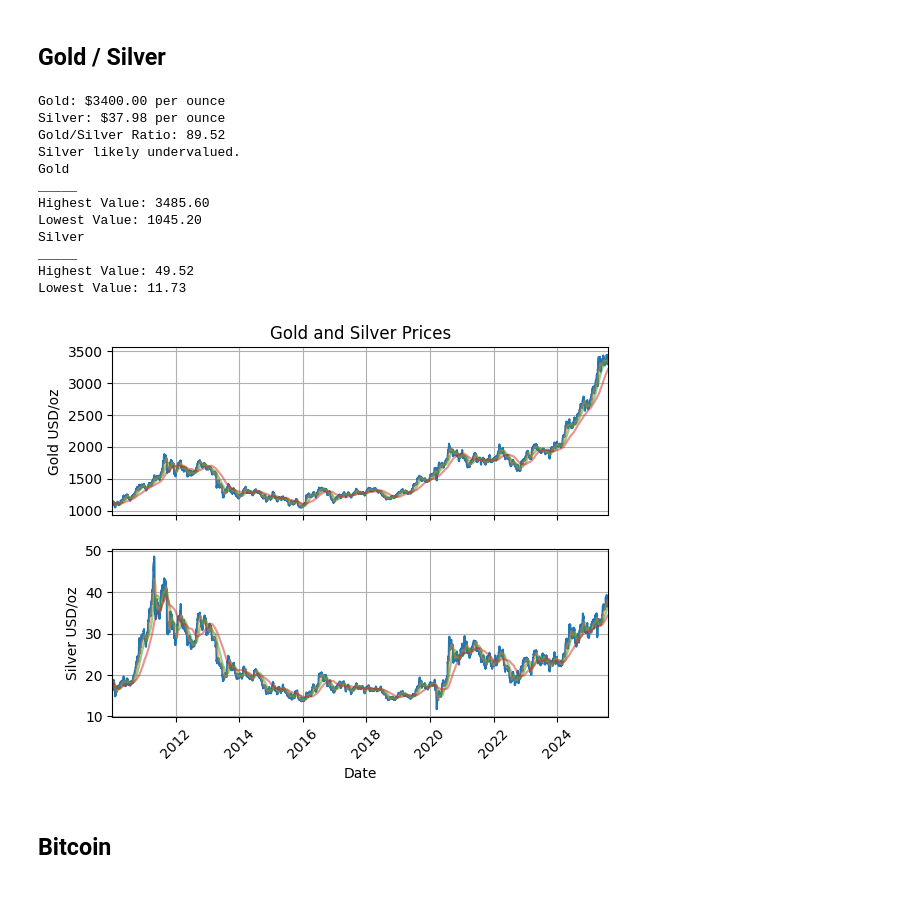
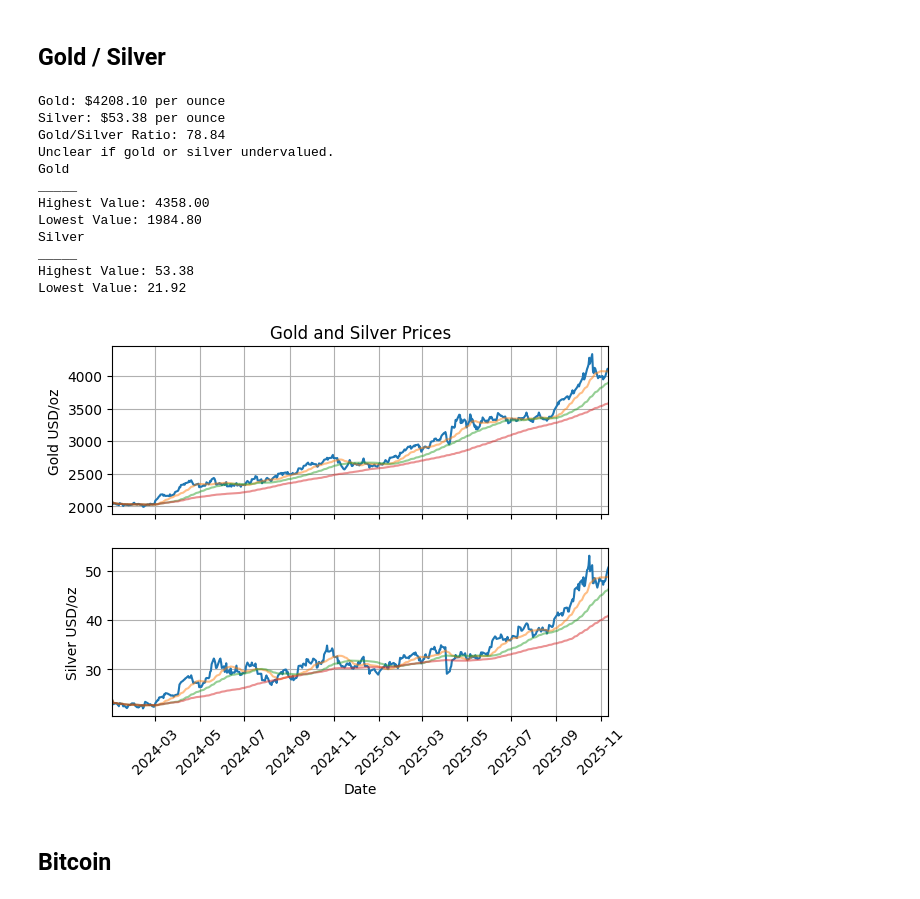
Before and after one commit to ncussonn/finance, a Jupyter notebook: market_overview.ipynb, the cells around one changed output. Cells and saved outputs as stored; diff of their text form; code cells hidden in the pictures.

```diff
--- a/market_overview.ipynb
+++ b/market_overview.ipynb
@@ -68,22 +68,22 @@ Stable market conditions.
 ## Gold / Silver
 # %%
 gld_slv_ratio = gold_silv_ratio()
-precious_metal_time_range = [datetime.date(2010, 1, 1), datetime.date.today()]
+precious_metal_time_range = [datetime.date(2024, 1, 1), datetime.date.today()]
 gld_data, slv_data = gold_silver(precious_metal_time_range)
 # %% [output]
-Gold: $3400.00 per ounce
-Silver: $37.98 per ounce
-Gold/Silver Ratio: 89.52
-Silver likely undervalued.
+Gold: $4208.10 per ounce
+Silver: $53.38 per ounce
+Gold/Silver Ratio: 78.84
+Unclear if gold or silver undervalued.
 Gold
 _____
-Highest Value: 3485.60
-Lowest Value: 1045.20
+Highest Value: 4358.00
+Lowest Value: 1984.80
 Silver
 _____
-Highest Value: 49.52
-Lowest Value: 11.73
+Highest Value: 53.38
+Lowest Value: 21.92
-[figure, old version]
+[figure, new version]
 # %% [markdown]
 ## Bitcoin
 # %%
```
Also changed, not shown: parts of 6 cells of this notebook, 2 other files.
